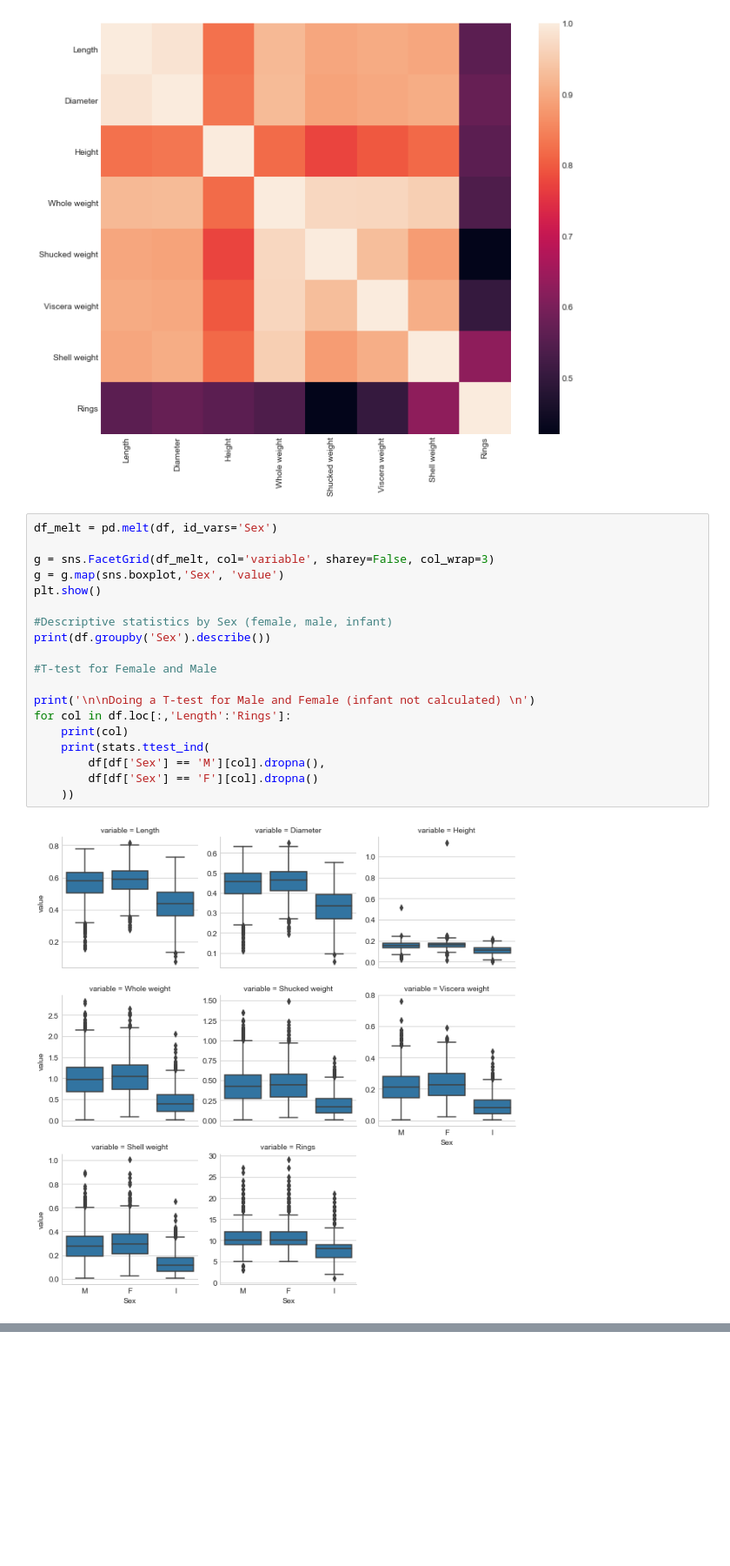
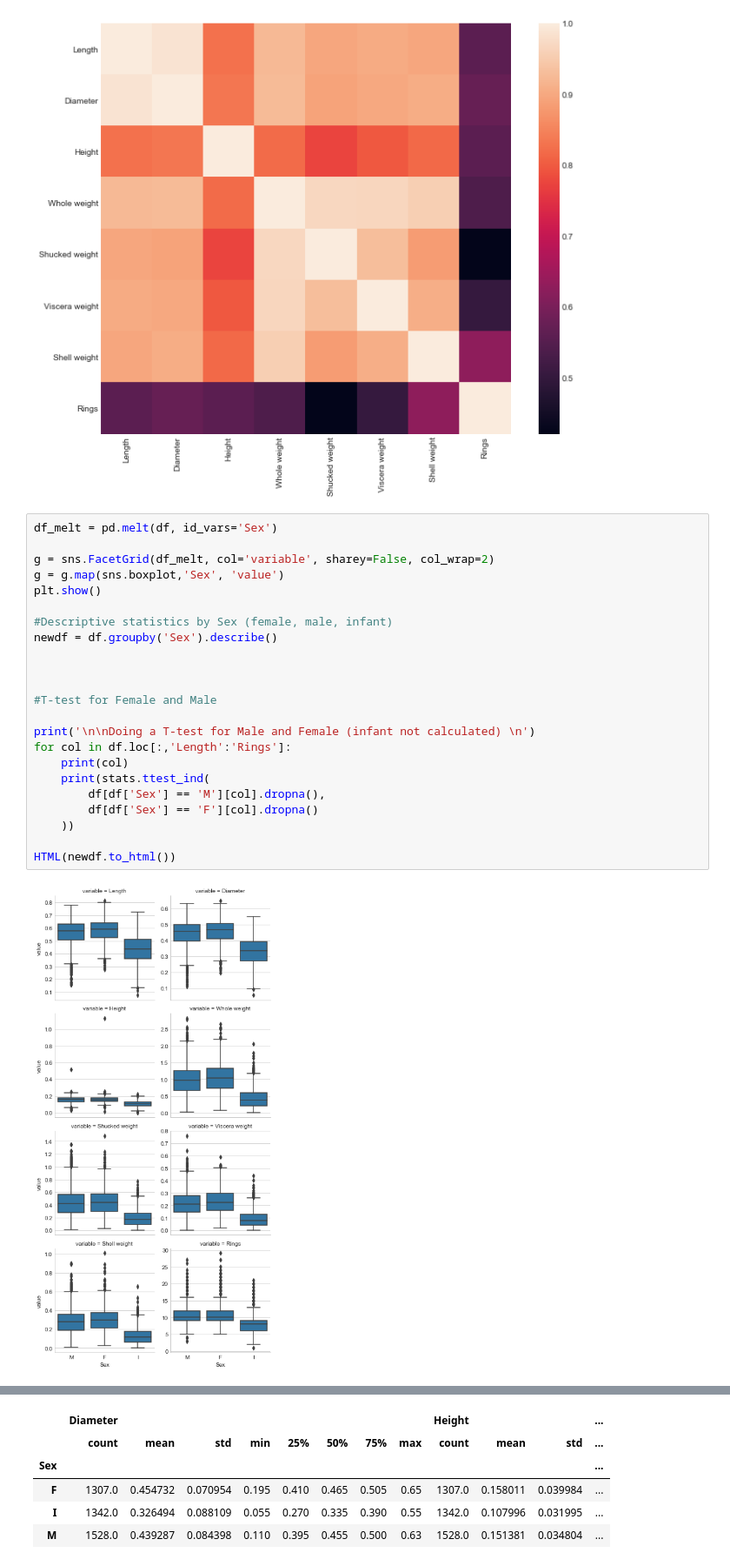
Before and after one commit to Audio88/Preparing-a-data-set-for-modeling, a Jupyter notebook: Preparing_a_data_set.ipynb, the cells around one changed output, grey strips where cells are left out. Shown at 87% size. Cells and saved outputs as stored; diff of their text form; blank space fills up the shorter version.

```diff
--- a/Preparing_a_data_set.ipynb
+++ b/Preparing_a_data_set.ipynb
@@ -69,21 +77,25 @@ plt.show()
 # %%
 df_melt = pd.melt(df, id_vars='Sex')
 
-g = sns.FacetGrid(df_melt, col='variable', sharey=False, col_wrap=3)
+g = sns.FacetGrid(df_melt, col='variable', sharey=False, col_wrap=2)
 g = g.map(sns.boxplot,'Sex', 'value')
 plt.show()
 
 #Descriptive statistics by Sex (female, male, infant)
-print(df.groupby('Sex').describe())
+newdf = df.groupby('Sex').describe()
+
+
 
 #T-test for Female and Male
 
 print('\n\nDoing a T-test for Male and Female (infant not calculated) \n')
 for col in df.loc[:,'Length':'Rings']:
     print(col)
     print(stats.ttest_ind(
         df[df['Sex'] == 'M'][col].dropna(),
         df[df['Sex'] == 'F'][col].dropna()
     ))
+
+HTML(newdf.to_html())
 # %% [output]
-[figure, old version]
+[figure, new version]
@@ -104,3 +117,9 @@ Shell weight
 Ttest_indResult(statistic=-4.1403367704734766, pvalue=3.569237843097772e-05)
 Rings
 Ttest_indResult(statistic=-3.6729316538107608, pvalue=0.00024421940344108192)
+|  | Diameter |  |  |  |  |  |  |  | Height |  |  | ... |
+|  | count | mean | std | min | 25% | 50% | 75% | max | count | mean | std | ... |
+| Sex |  |  |  |  |  |  |  |  |  |  |  | ... |
+| F | 1307.0 | 0.454732 | 0.070954 | 0.195 | 0.410 | 0.465 | 0.505 | 0.65 | 1307.0 | 0.158011 | 0.039984 | ... |
+| I | 1342.0 | 0.326494 | 0.088109 | 0.055 | 0.270 | 0.335 | 0.390 | 0.55 | 1342.0 | 0.107996 | 0.031995 | ... |
+| M | 1528.0 | 0.439287 | 0.084398 | 0.110 | 0.395 | 0.455 | 0.500 | 0.63 | 1528.0 | 0.151381 | 0.034804 | ... |
```
Also changed, not shown: parts of 9 cells of this notebook.
